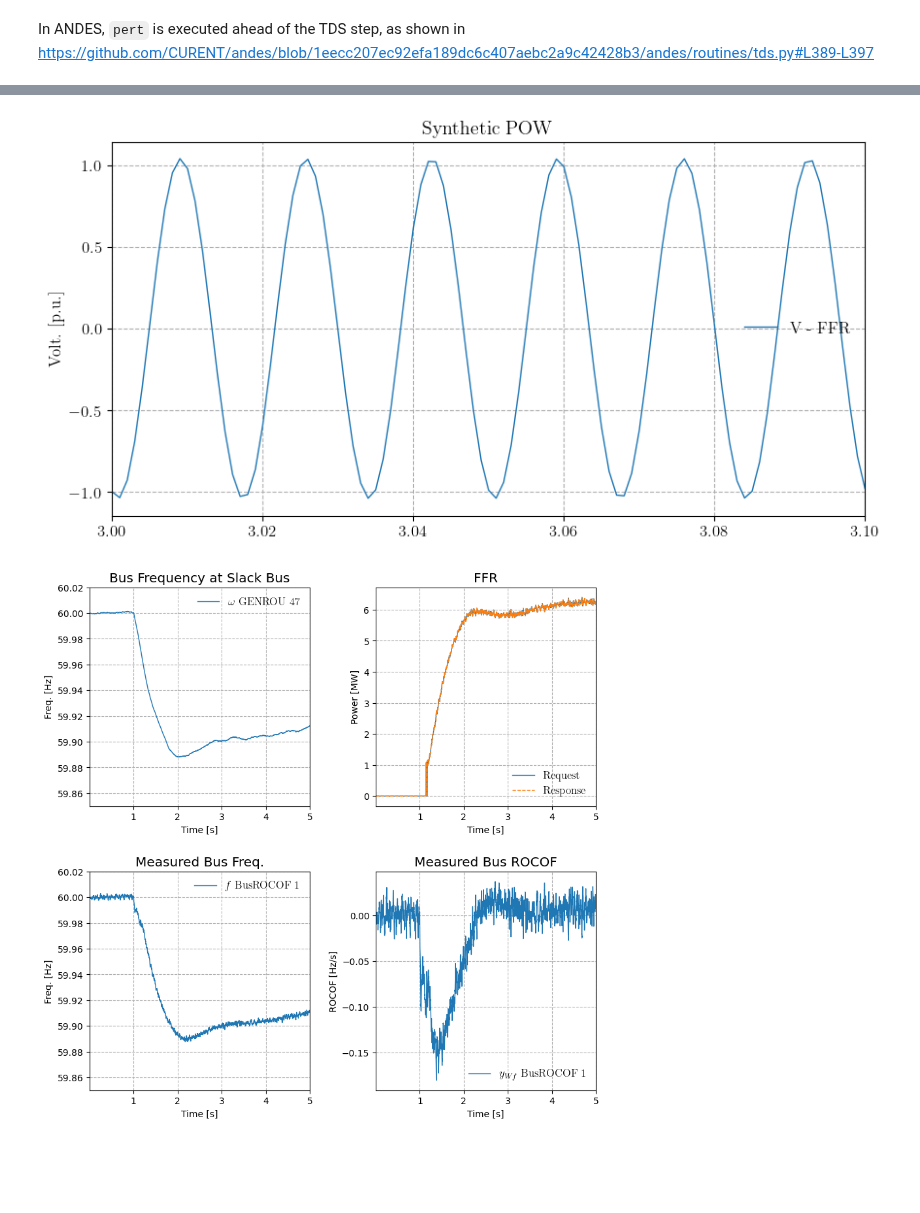
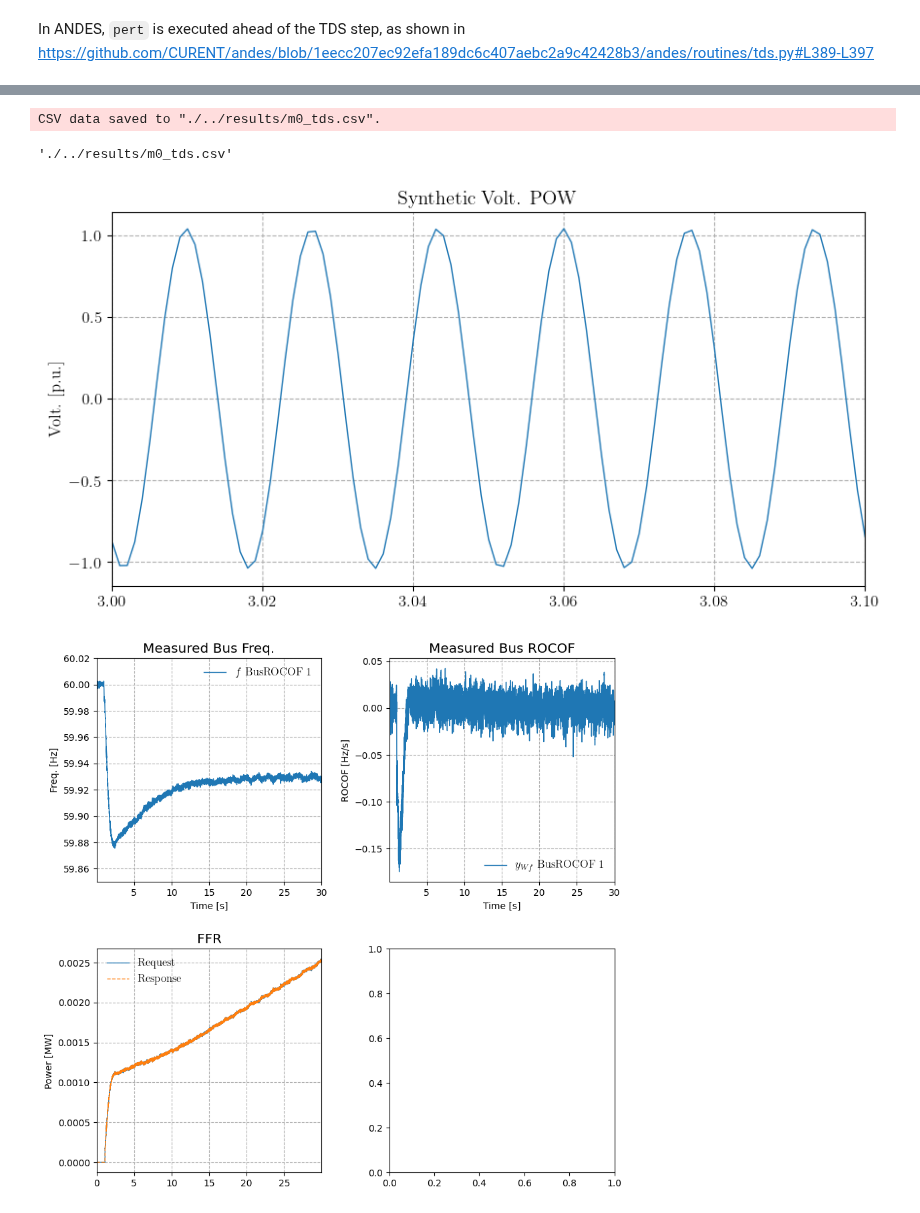
Before and after one commit to CURENT/demo, a Jupyter notebook: demo/measurements/notes/ffr.ipynb, the cells around one changed output, grey strips where cells are left out. Saved outputs shown, nothing was run; the diff lists cells and outputs as text; code cells hidden in the pictures; blank space fills up the shorter version.

Commit message:
Refactor measurements

```diff
--- a/demo/measurements/notes/ffr.ipynb
+++ b/demo/measurements/notes/ffr.ipynb
@@ -171,10 +177,16 @@ In ANDES, ``pert`` is executed ahead of the TDS step, as shown in https://github
 # %%
 # --- TDS config ---
 ss.TDS.config.tstep = 0.001
-ss.TDS.config.tf = 5
+ss.TDS.config.tf = 30
 
 ss.TDS.config.criteria = 0  # turn off the criteria check for testing purpose
-ss.TDS.config.no_tqdm = False
+ss.TDS.config.no_tqdm = True
+
+ss.m = 0  # measurement method, 0 for default
+ss.i = 0  # row index for output
+ss.outc = ['t', 'df', 'f', 'rocof', 'vpow', 'ue', 'Pin', 'Pout']
+ss.out = np.zeros((int(ss.TDS.config.tf / ss.TDS.config.tstep) + 2, len(ss.outc)),
+                  dtype=float)
 
 # --- TDS run ---
 ss.TDS.run()
@@ -201,59 +201,56 @@ vpow = vsyn * np.sin(omegasyn * ss.fb * ss.dae.ts.t + ss.a0)
+# %%
+outdf = pd.DataFrame(ss.out, columns=ss.outc)
+outdf.to_csv(f'./../results/m{ss.m}_out.csv', index=False)
+
+ss.TDS.plt.export_csv(f'./../results/m{ss.m}_tds.csv')
+# %% [output]
+CSV data saved to "./../results/m0_tds.csv".
+'./../results/m0_tds.csv'
 # %%
-figp, axp = ss.TDS.plt.plot_data(ss.dae.ts.t,
-                                 vpow,
+figp, axp = ss.TDS.plt.plot_data(outdf['t'].values,
+                                 outdf['vpow'].values,
                                  left=3, right=3.1,
                                  grid=True, show=False,
-                                 title='Synthetic POW',
+                                 title='Synthetic Volt. POW',
                                  ylabel='Volt. [p.u.]',
-                                 yheader=['V - FFR'],
                                  figsize=(10, 5))
 # %% [output]
-[figure, old version]
+[figure, new version]
 # %%
 plt.style.use('default')
 
 fig, ax = plt.subplots(2, 2, figsize=(10, 10), dpi=100)
 plt.subplots_adjust(hspace=0.3, wspace=0.3)
 
-syn_slack = ss.SynGen.find_idx(keys='gen', values=ss.Slack.idx.v)
-a_slack = ss.SynGen.idx2uid(syn_slack)
 fmin, fmax = 59.85, 60.02
-_ = ss.TDS.plt.plot(ss.GENROU.omega,
-                    a=a_slack,
-                    ytimes=ss.config.freq,
-                    ymin=fmin, ymax=fmax,
-                    grid=True, show=False,
-                    title='Bus Frequency at Slack Bus',
-                    ylabel='Freq. [Hz]',
-                    fig=fig, ax=ax[0, 0],)
-
-_ = ss.TDS.plt.plot(ss.ESD1.Psum,
-                    ytimes=ss.config.mva,
-                    grid=True, show=False,
-                    title='FFR',
-                    ylabel='Power [MW]',
-                    yheader=['Request'],
-                    fig=fig, ax=ax[0, 1],)
-_ = ss.TDS.plt.plot_data(ss.dae.ts.t,
-                         P_es,
-                         ytimes=ss.config.mva,
-                         grid=True, show=False,
-                         linestyles=['--'],
-                         yheader=['Response'],
-                         fig=fig, ax=ax[0, 1],)
-
 _ = ss.TDS.plt.plot(ss.BusROCOF.f,
                     ytimes=ss.BusROCOF.fn.v,
                     ymin=fmin, ymax=fmax,
                     grid=True, show=False,
                     title='Measured Bus Freq.',
                     ylabel='Freq. [Hz]',
-                    fig=fig, ax=ax[1, 0],)
+                    fig=fig, ax=ax[0, 0],)
 _ = ss.TDS.plt.plot(ss.BusROCOF.Wf_y,
                     ytimes=ss.config.freq,
                     grid=True, show=False,
                     title='Measured Bus ROCOF',
                     ylabel='ROCOF [Hz/s]',
-                    fig=fig, ax=ax[1, 1],)
+                    fig=fig, ax=ax[0, 1],)
+
+_ = ss.TDS.plt.plot_data(outdf['t'].values,
+                         outdf['Pin'].values,
+                         ytimes=ss.config.mva,
+                         grid=True, show=False,
+                         title='FFR',
+                         ylabel='Power [MW]',
+                         yheader=['Request'],
+                         fig=fig, ax=ax[1, 0],)
+_ = ss.TDS.plt.plot_data(outdf['t'].values,
+                         outdf['Pout'].values,
+                         ytimes=ss.config.mva,
+                         grid=True, show=False,
+                         linestyles=['--'],
+                         yheader=['Response'],
+                         fig=fig, ax=ax[1, 0],)
 # %% [output]
-[figure, old version]
+[figure, new version]
```
Also changed, not shown: parts of 8 cells of this notebook, 3 other files.
